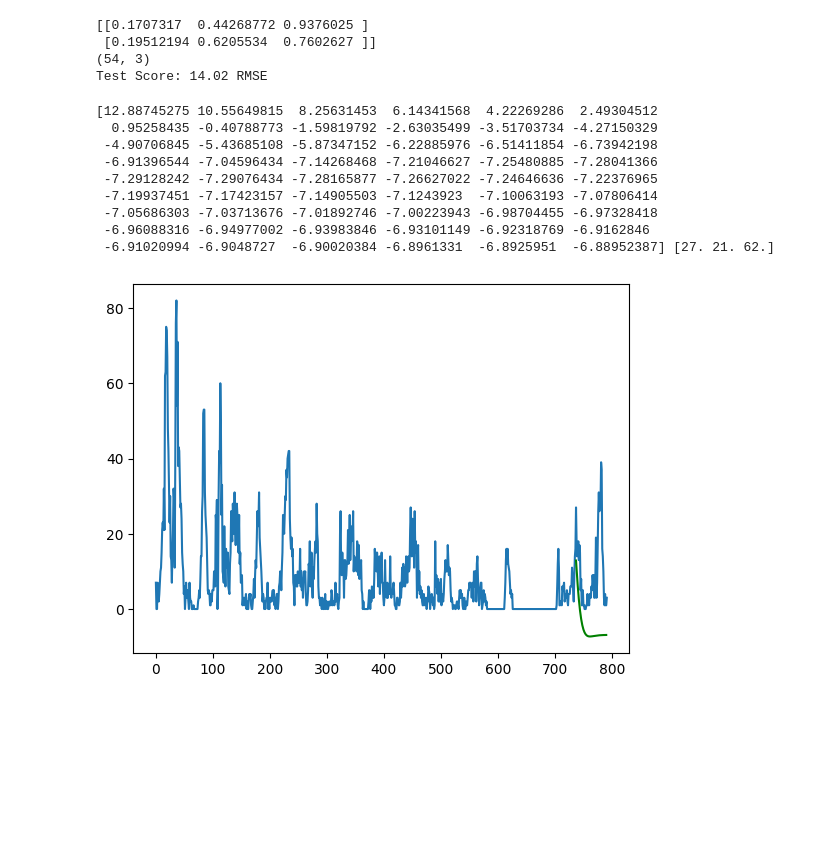
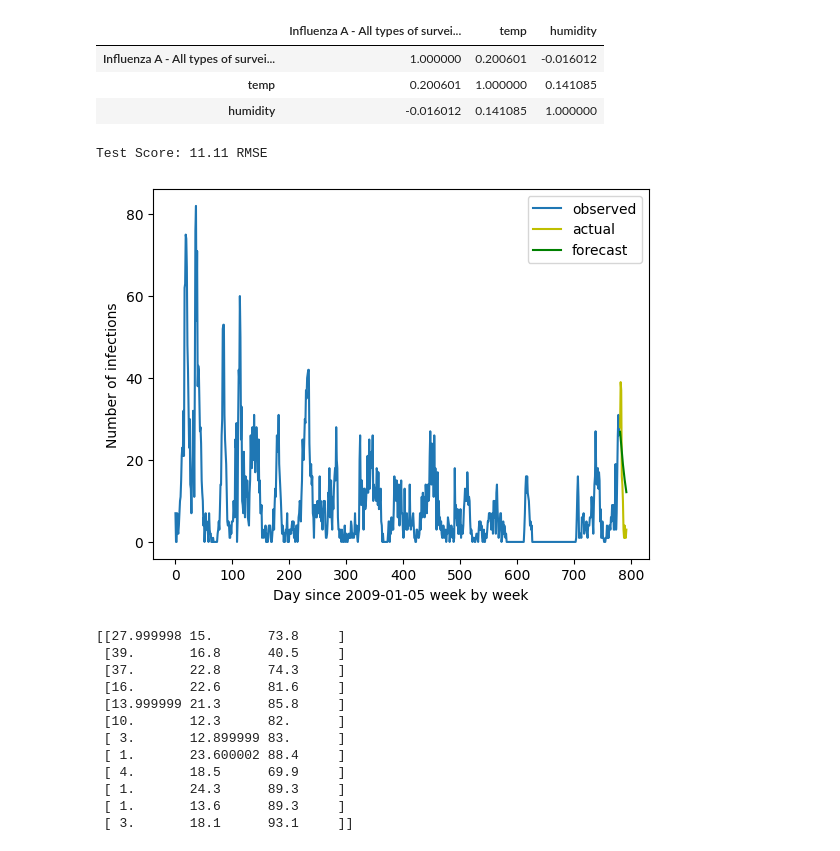
Before and after one commit to meonghiem/GR3, a Jupyter notebook: src/inference_LSTM_3_3.ipynb, the cells around one changed output. Cells and saved outputs as stored; diff of their text form; code cells hidden in the pictures; blank space fills up the shorter version.

Commit message:
temp_average

```diff
--- a/src/inference_LSTM_3_3.ipynb
+++ b/src/inference_LSTM_3_3.ipynb
@@ -1,10 +1,16 @@
 # %%
 import tensorflow as tf
-model = tf.keras.models.load_model("../model/LSTM_3_3.keras")
+from keras.losses import mean_squared_error
+def root_mean_squared_error(y_true, y_pred):
+    return tf.sqrt(mean_squared_error(y_true, y_pred))
+model = tf.keras.models.load_model("../model/LSTM_3_3.keras", custom_objects={'root_mean_squared_error': root_mean_squared_error})
 # %%
 from pandas import read_csv
 #Load data set
+look_back = 2
 series_influ_A_df = read_csv('../temp_data/influA_vietnam.csv', usecols=[1,2,3], engine='python')
+train_df = series_influ_A_df.iloc[0:780]
+test_df = series_influ_A_df.iloc[780-look_back:]
 # series_influ_A_df = series_influ_A_df["Influenza A - All types of surveillance"]
 series_influ_A_df = series_influ_A_df.dropna()
 series_influ_A_df = series_influ_A_df.astype('float32')
@@ -14,14 +20,15 @@ from sklearn.preprocessing import MinMaxScaler
 scaler = MinMaxScaler(feature_range=(0, 1))
 dataset = scaler.fit_transform(series_influ_A_df)
 # Create Training and Test
-train = dataset[:735, :]
-test = dataset[735:, :]
+
+train = dataset[:780, :]
+test = dataset[780-look_back:, :]
 # %%
 import numpy as np
 # convert an array of values into a dataset matrix
 def create_dataset(dataset, look_back=1):
     dataX, dataY = [], []
-    for i in range(len(dataset)-look_back-1):
+    for i in range(len(dataset)-look_back):
         a = dataset[i:(i+look_back)]
         dataX.append(a)
         dataY.append(dataset[i + look_back])
@@ -55,3 +55,12 @@ print(appended_array.shape)
+# %%
+# plt.matshow(train_df.corr())
+# plt.show()
+train_df.corr()
+# %% [output]
+|  | Influenza A - All types of survei... | temp | humidity |
+| Influenza A - All types of survei... | 1.000000 | 0.200601 | -0.016012 |
+| temp | 0.200601 | 1.000000 | 0.141085 |
+| humidity | -0.016012 | 0.141085 | 1.000000 |
 # %%
 from sklearn.metrics import mean_squared_error
 # [[1,3]] :shape 1,2
@@ -70,43 +79,52 @@ def predict(X_start, num_weeks, model):
         result.append(predicted)
         X_continue = np.vstack((X[-1][-1], predicted.reshape(1,3)))
         X = np.append(X, [X_continue], axis=0)
+    import json
+    with open('./X.json', 'w') as f:
+        json.dump(X.tolist(), f)
     return result
 
 # make predictions
 # testPredict = model.predict(testX)
-print(testX[0])
-testPredict = predict(testX[0], len(testX), model)
+testPredict = predict(testX[0], len(test)-look_back, model)
 # invert predictions
 testPredict = scaler.inverse_transform(testPredict)
 testY_ = scaler.inverse_transform(testY)
 # calculate root mean squared error
-print(testPredict.shape)
-testScore = np.sqrt(mean_squared_error(testY_[0], testPredict[0]))
+testScore = np.sqrt(mean_squared_error(testY_, testPredict))
 print('Test Score: %.2f RMSE' % (testScore))
 # %% [output]
-[[0.1707317  0.44268772 0.9376025 ]
- [0.19512194 0.6205534  0.7602627 ]]
-(54, 3)
-Test Score: 14.02 RMSE
+Test Score: 11.11 RMSE
 # %%
-print(testPredict[:, 0], testY_[0])
 
-import matplotlib.pyplot as plt
 # (x,3)
 testPredictPlot = np.empty([dataset.shape[0]])
 testPredictPlot[:] = np.nan
-testPredictPlot[len(trainX)+(look_back*2)+1:len(dataset)-1] = testPredict[:,0].reshape(-1)
-plt.plot(scaler.inverse_transform(dataset)[:,0].reshape(-1))
-plt.plot(testPredictPlot, color = 'green')
+testPredictPlot[len(train):len(dataset)] = testPredict[:,0].reshape(-1)
+testPlot = np.empty([dataset.shape[0]])
+testPlot[:] = np.nan
+testPlot[len(train):len(dataset)] = scaler.inverse_transform(test[look_back:])[:,0].reshape(-1)
+plt.plot(scaler.inverse_transform(train)[:,0].reshape(-1), label="observed")
+plt.plot(testPlot, "-y", label="actual")
+plt.plot(testPredictPlot, color = 'green', label="forecast")
+plt.xlabel("Day since 2009-01-05 week by week")
+plt.ylabel("Number of infections")
+plt.legend(["observed", "actual", "forecast"])
 plt.show()
 # %% [output]
-[12.88745275 10.55649815  8.25631453  6.14341568  4.22269286  2.49304512
-  0.95258435 -0.40788773 -1.59819792 -2.63035499 -3.51703734 -4.27150329
- -4.90706845 -5.43685108 -5.87347152 -6.22885976 -6.51411854 -6.73942198
- -6.91396544 -7.04596434 -7.14268468 -7.21046627 -7.25480885 -7.28041366
- -7.29128242 -7.29076434 -7.28165877 -7.26627022 -7.24646636 -7.22376965
- -7.19937451 -7.17423157 -7.14905503 -7.1243923  -7.10063193 -7.07806414
- -7.05686303 -7.03713676 -7.01892746 -7.00223943 -6.98704455 -6.97328418
- -6.96088316 -6.94977002 -6.93983846 -6.93101149 -6.92318769 -6.9162846
- -6.91020994 -6.9048727  -6.90020384 -6.8961331  -6.8925951  -6.88952387] [27. 21. 62.]
-[figure, old version]
+[figure, new version]
+# %%
+print(scaler.inverse_transform(test[look_back:]))
+# %% [output]
+[[27.999998 15.       73.8     ]
+ [39.       16.8      40.5     ]
+ [37.       22.8      74.3     ]
+ [16.       22.6      81.6     ]
+ [13.999999 21.3      85.8     ]
+ [10.       12.3      82.      ]
+ [ 3.       12.899999 83.      ]
+ [ 1.       23.600002 88.4     ]
+ [ 4.       18.5      69.9     ]
+ [ 1.       24.3      89.3     ]
+ [ 1.       13.6      89.3     ]
+ [ 3.       18.1      93.1     ]]
```
Also changed, not shown: parts of 6 cells of this notebook, 5 other files.
